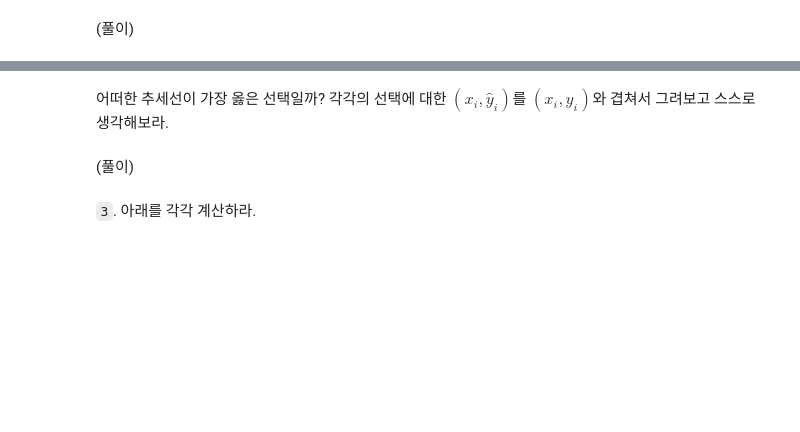
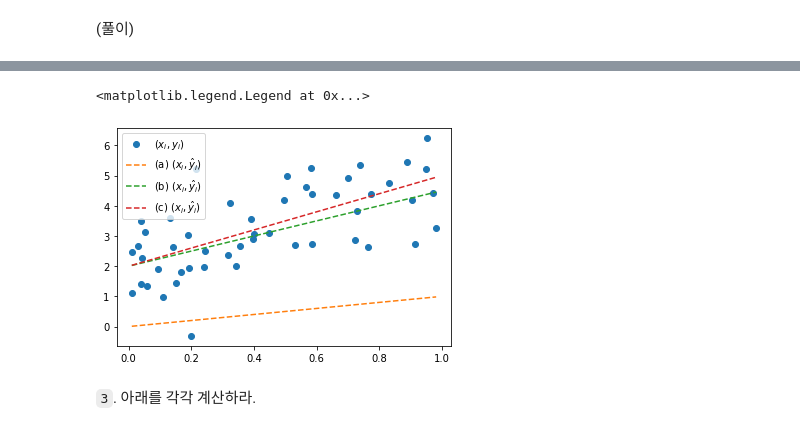
Before and after one commit to guebin/PP2023, a Jupyter notebook: posts/02_PY4DS/2023-05-01-9wk-1.ipynb, the cells around one changed output, grey strips where cells are left out. Cells and saved outputs as stored; diff of their text form; code cells hidden in the pictures; blank space fills up the shorter version.

```diff
--- a/posts/02_PY4DS/2023-05-01-9wk-1.ipynb
+++ b/posts/02_PY4DS/2023-05-01-9wk-1.ipynb
@@ -50,7 +66,12 @@ x =  np.array([0.00983, 0.01098, 0.02951, 0.0384 , 0.03973, 0.04178, 0.0533 ,
-# %% [markdown]
-어떠한 추세선이 가장 옳은 선택일까? 각각의 선택에 대한 $(x_i, \hat{y}_i)$를 $(x_i,y_i)$와 겹쳐서 그려보고 스스로 생각해보라.
-# %% [markdown]
-(풀이)
+# %%
+plt.plot(x,y,'o',label=r'$(x_i,y_i)$')
+plt.plot(x,1*x+0,'--',label=r'(a) $(x_i,\hat{y}_i)$')
+plt.plot(x,2.5*x+2,'--',label=r'(b) $(x_i,\hat{y}_i)$')
+plt.plot(x,3*x+2,'--',label=r'(c) $(x_i,\hat{y}_i)$')
+plt.legend()
+# %% [output]
+<matplotlib.legend.Legend at 0x...>
+[figure, added]
 # %% [markdown]
 `3`. 아래를 각각 계산하라.
 # %% [markdown]
```
Also changed, not shown: parts of 51 cells of this notebook.
